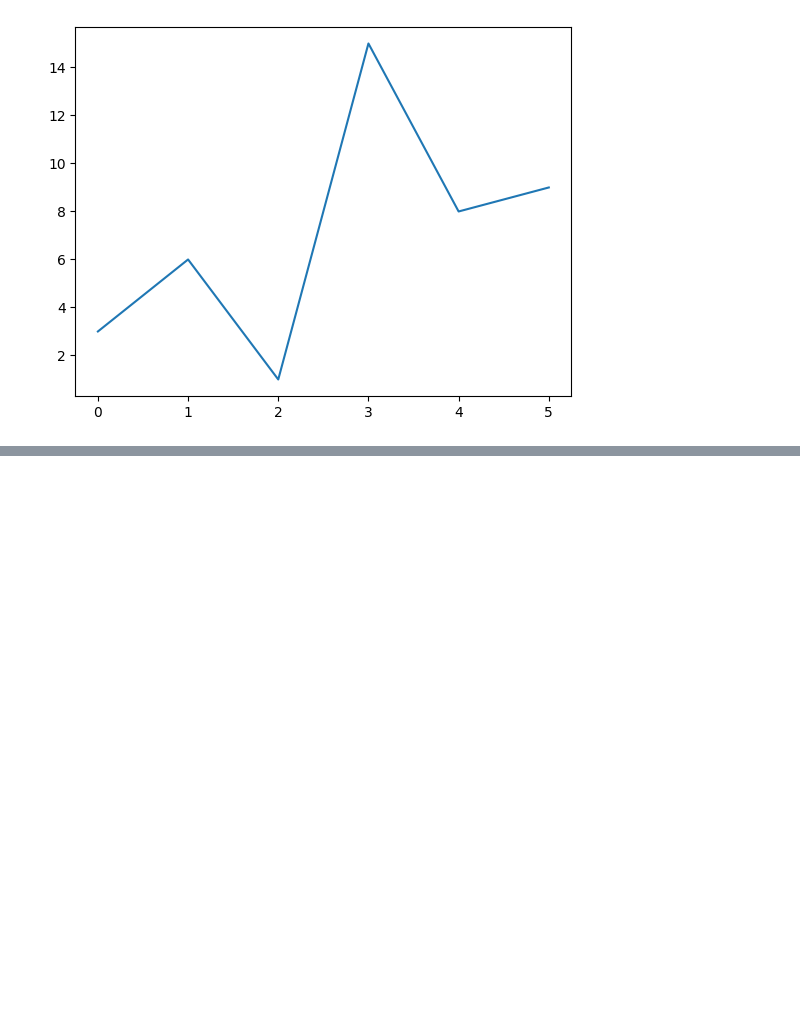
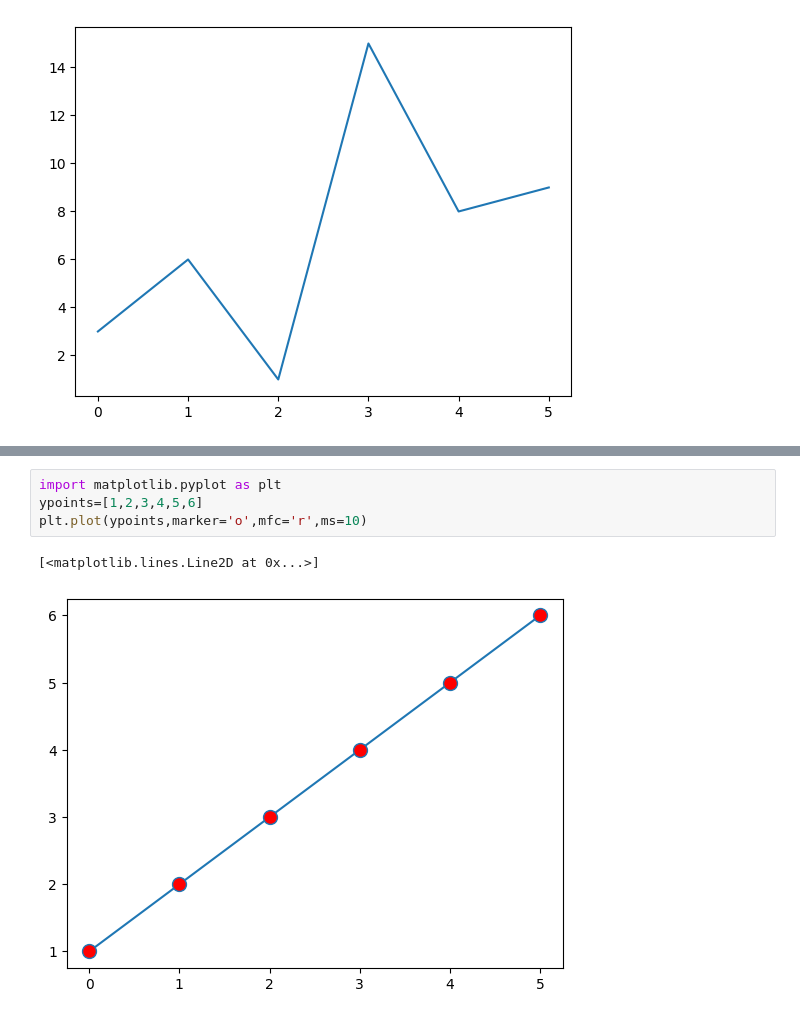
Before and after one commit to nexiqo/Machine-learning-challenge-in-100-days, a Jupyter notebook: mlday1.ipynb, the cells around one changed output, grey strips where cells are left out. Cells and saved outputs as stored; diff of their text form; blank space fills up the shorter version.

```diff
--- a/mlday1.ipynb
+++ b/mlday1.ipynb
@@ -39,0 +54,7 @@ plt.show()
+# %%
+import matplotlib.pyplot as plt
+ypoints=[1,2,3,4,5,6]
+plt.plot(ypoints,marker='o',mfc='r',ms=10)
+# %% [output]
+[<matplotlib.lines.Line2D at 0x...>]
+[figure, added]
```
Also changed, not shown: parts of 2 cells of this notebook.
